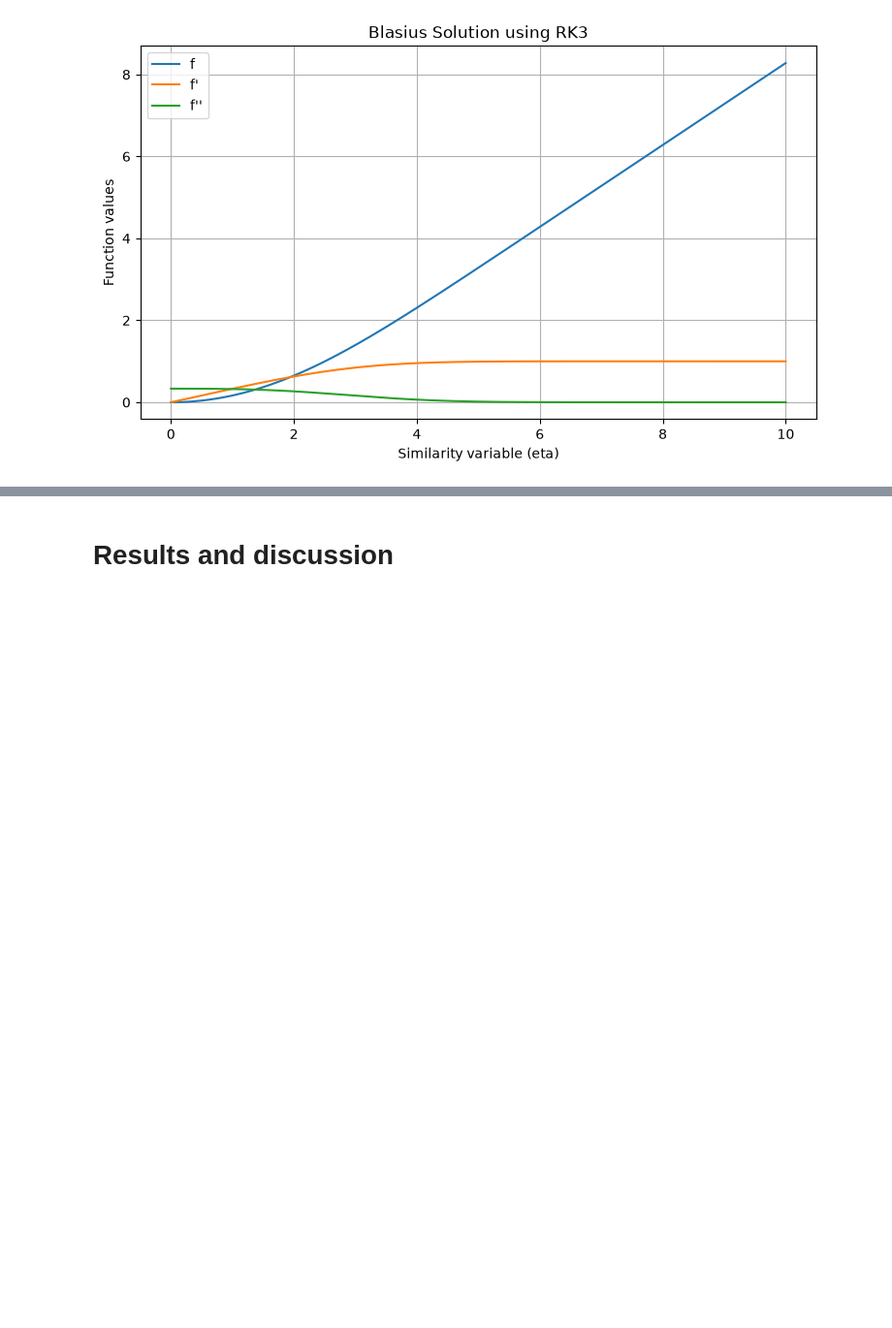
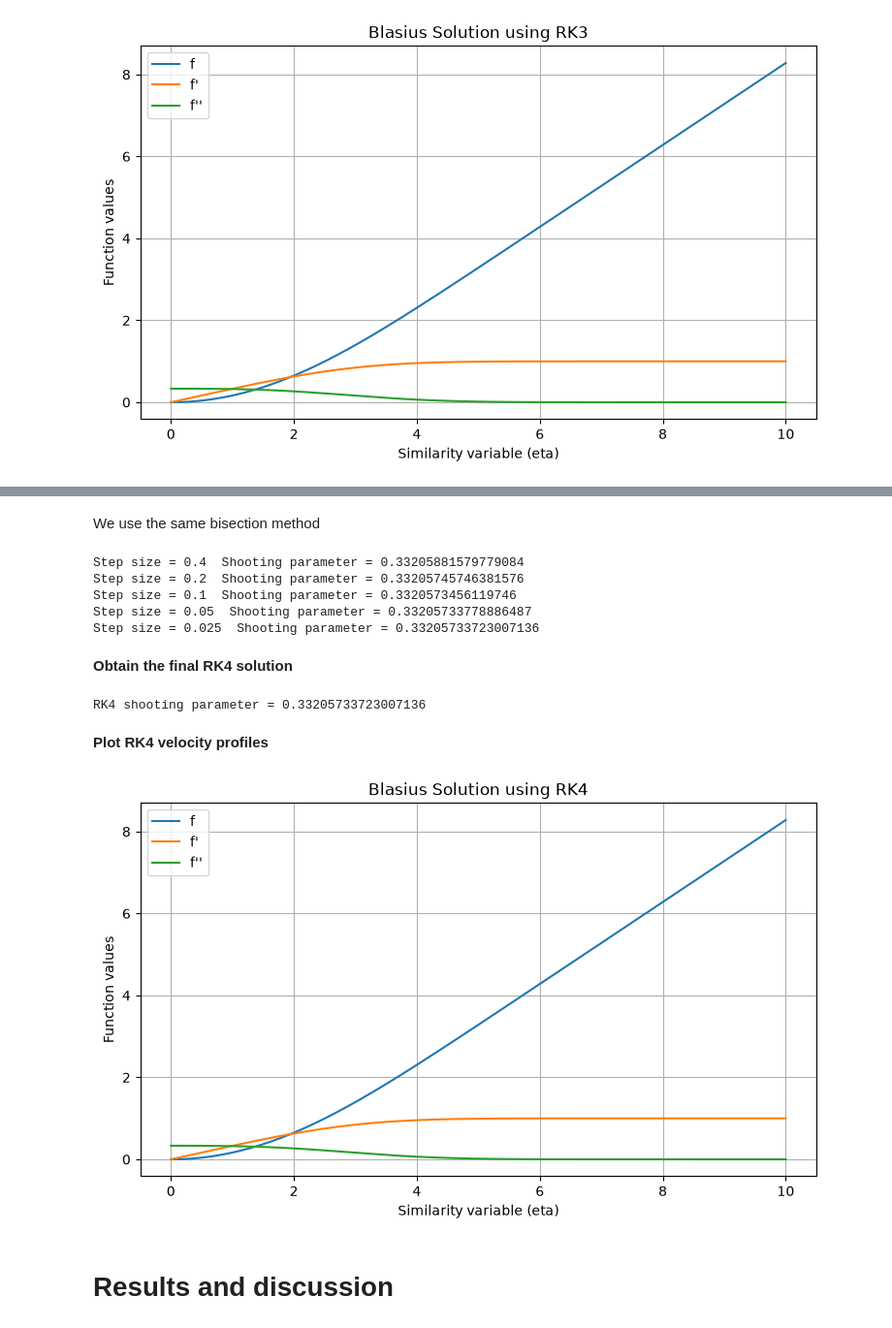
Before and after one commit to ashishbhole/AE801_2026, a Jupyter notebook: numode_bvp/Aathi Skantha Roopan T_BVP.ipynb, the cells around one changed output, grey strips where cells are left out. Shown at 97% size. Saved outputs shown, nothing was run; the diff lists cells and outputs as text; code cells hidden in the pictures; blank space fills up the shorter version.

```diff
--- a/numode_bvp/Aathi Skantha Roopan T_BVP.ipynb
+++ b/numode_bvp/Aathi Skantha Roopan T_BVP.ipynb
@@ -298,0 +361,6 @@ plt.show()
+# %%
+def residual_rk4(s, h):
+
+    eta, Y = integrate_rk4(s, h)
+
+    return Y[-1, 1] - 1
@@ -299,3 +369,52 @@ plt.show()
+# %% [markdown]
+We use the same bisection method
+# %%
+step_sizes = [0.4, 0.2, 0.1, 0.05, 0.025]
+tolerance = 1e-10
+rk4_results = []
+
+for h in step_sizes:
+
+    s = bisection(residual_rk4, 0.3, 0.4, h, tolerance)
+
+    rk4_results.append(s)
+
+    print("Step size =", h, " Shooting parameter =", s)
+# %% [output]
+Step size = 0.4  Shooting parameter = 0.33205881579779084
+Step size = 0.2  Shooting parameter = 0.33205745746381576
+Step size = 0.1  Shooting parameter = 0.3320573456119746
+Step size = 0.05  Shooting parameter = 0.33205733778886487
+Step size = 0.025  Shooting parameter = 0.33205733723007136
+# %% [markdown]
+**Obtain the final RK4 solution**
+# %%
+h = 0.025
+
+s_rk4 = bisection(residual_rk4, 0.3, 0.4, h, tolerance)
+
+eta_rk4, Y_rk4 = integrate_rk4(s_rk4, h)
+
+print("RK4 shooting parameter =", s_rk4)
+# %% [output]
+RK4 shooting parameter = 0.33205733723007136
+# %% [markdown]
+**Plot RK4 velocity profiles**
+# %%
+plt.figure(figsize=(9, 5))
+
+plt.plot(eta_rk4, Y_rk4[:, 0], label="f")
+plt.plot(eta_rk4, Y_rk4[:, 1], label="f'")
+plt.plot(eta_rk4, Y_rk4[:, 2], label="f''")
+
+plt.xlabel("Similarity variable (eta)")
+plt.ylabel("Function values")
+plt.title("Blasius Solution using RK4")
+plt.legend()
+plt.grid()
+plt.show()
+# %% [output]
+[figure, added]
 # %% [markdown]
 # Results and discussion
 # %% [markdown]
```
Also changed, not shown: parts of 10 cells of this notebook.
